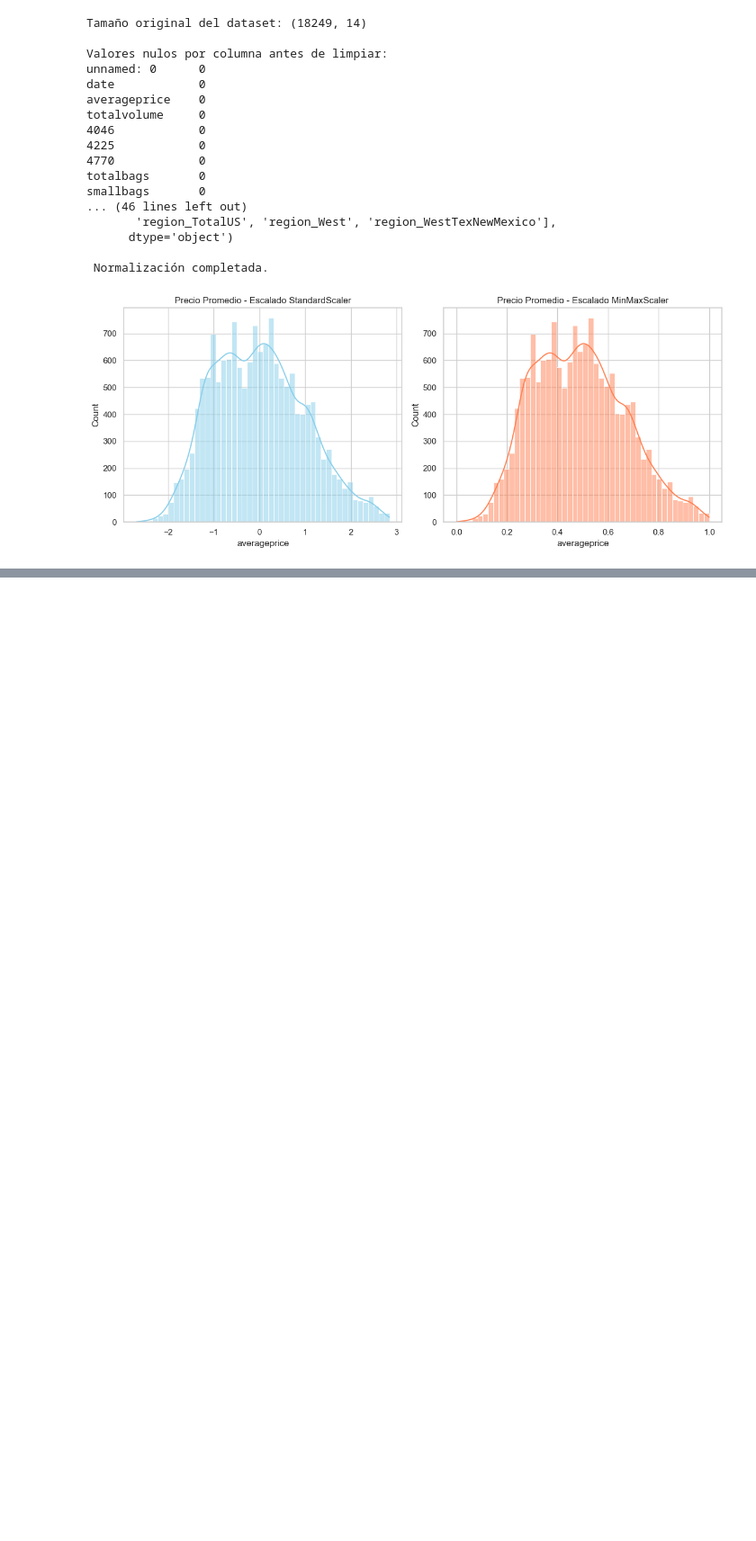
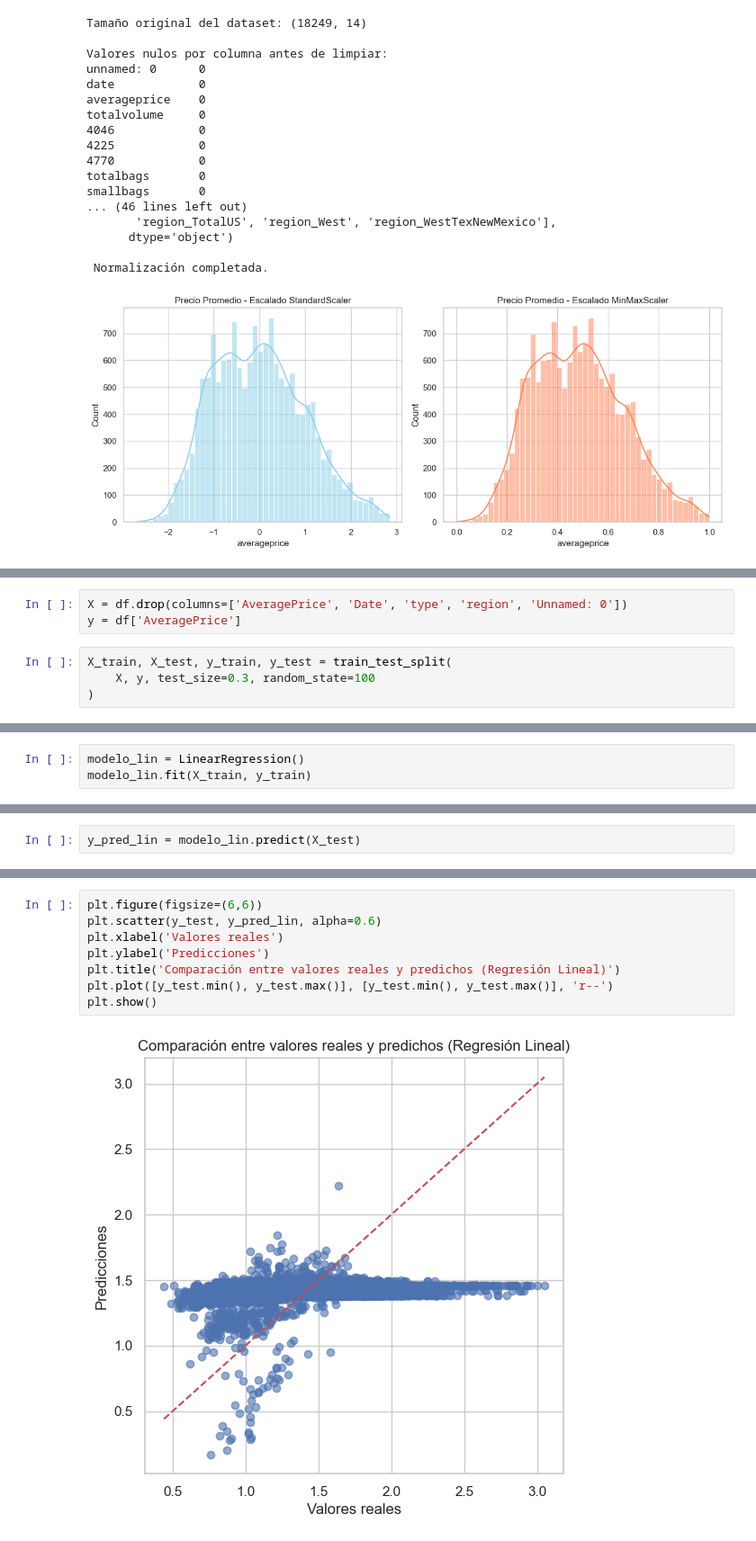
Before and after one commit to briangonzalez2/proyecto_datos_2, a Jupyter notebook: main.ipynb, the cells around one changed output, grey strips where cells are left out. Shown at 90% size. Drawn from its saved outputs; the diff is of its cells as text; blank space fills up the shorter version.

```diff
--- a/main.ipynb
+++ b/main.ipynb
@@ -183,0 +208,7 @@ smallbags       0
+# %%
+X = df.drop(columns=['AveragePrice', 'Date', 'type', 'region', 'Unnamed: 0'])
+y = df['AveragePrice']
+# %%
+X_train, X_test, y_train, y_test = train_test_split(
+    X, y, test_size=0.3, random_state=100
+)
@@ -183,0 +221,3 @@ smallbags       0
+# %%
+modelo_lin = LinearRegression()
+modelo_lin.fit(X_train, y_train)
@@ -183,0 +226,2 @@ smallbags       0
+# %%
+y_pred_lin = modelo_lin.predict(X_test)
@@ -183,0 +270,10 @@ smallbags       0
+# %%
+plt.figure(figsize=(6,6))
+plt.scatter(y_test, y_pred_lin, alpha=0.6)
+plt.xlabel('Valores reales')
+plt.ylabel('Predicciones')
+plt.title('Comparación entre valores reales y predichos (Regresión Lineal)')
+plt.plot([y_test.min(), y_test.max()], [y_test.min(), y_test.max()], 'r--')
+plt.show()
+# %% [output]
+[figure, added]
```
Also changed, not shown: parts of 51 cells of this notebook.
